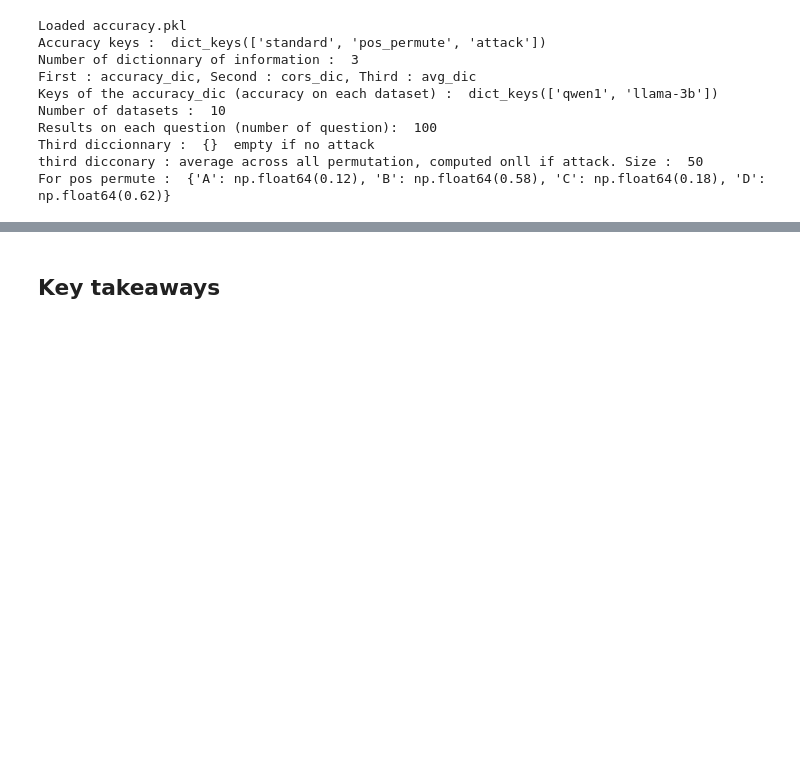
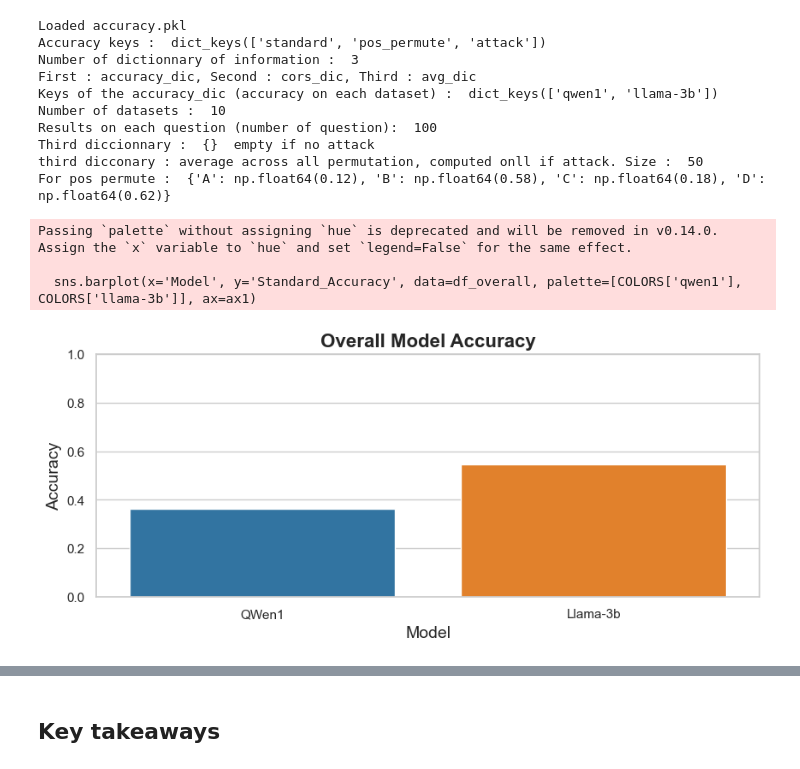
Before and after one commit to Edarfix/FoolyourVLLMs, a Jupyter notebook: analysis.ipynb, the cells around one changed output, grey strips where cells are left out. Drawn from its saved outputs; the diff is of its cells as text; code cells hidden in the pictures; blank space fills up the shorter version.

```diff
--- a/analysis.ipynb
+++ b/analysis.ipynb
@@ -336,4 +191,38 @@ for i, field in enumerate(FIELDS):
         'QWen1_Attack_Average': qwen_attack_average,
         'Llama3b_Attack_Average': llama_attack_average
     })
+# %%
+# Create DataFrames - preserving the original structure while adding display names
+df_fields = pd.DataFrame(field_data)
+df_overall = pd.DataFrame({
+    'Model': ['QWen1', 'Llama-3b'],
+    'Standard_Accuracy': [np.mean(standard_accuracy_qwen1), np.mean(standard_accuracy_llama)]
+})
+
+# Define colors for consistent visualization
+COLORS = {'qwen1': '#1f77b4', 'llama-3b': '#ff7f0e'}
+
+# Set Seaborn style for better aesthetics
+sns.set(style="whitegrid")
+plt.rcParams.update({'font.size': 12})
+
+# Create a figure with GridSpec for layout
+fig = plt.figure(figsize=(22, 30))
+gs = GridSpec(5, 2, height_ratios=[1, 1.5, 1.5, 1.5, 1.5])
+
+# Overall Accuracy
+ax1 = fig.add_subplot(gs[0, 0])
+sns.barplot(x='Model', y='Standard_Accuracy', data=df_overall, palette=[COLORS['qwen1'], COLORS['llama-3b']], ax=ax1)
+ax1.set_title('Overall Model Accuracy', fontsize=16, fontweight='bold')
+ax1.set_ylim(0, 1)
+ax1.set_ylabel('Accuracy', fontsize=14)
+ax1.set_xlabel('Model', fontsize=14)
+
+plt.savefig('Images\overall_model_accuracy.png', dpi=300, bbox_inches='tight')
+plt.show()
+# %% [output]
+Passing `palette` without assigning `hue` is deprecated and will be removed in v0.14.0. Assign the `x` variable to `hue` and set `legend=False` for the same effect.
+
+  sns.barplot(x='Model', y='Standard_Accuracy', data=df_overall, palette=[COLORS['qwen1'], COLORS['llama-3b']], ax=ax1)
+[figure, added]
 # %%
```
Also changed, not shown: parts of 18 cells of this notebook, 4 other files.
